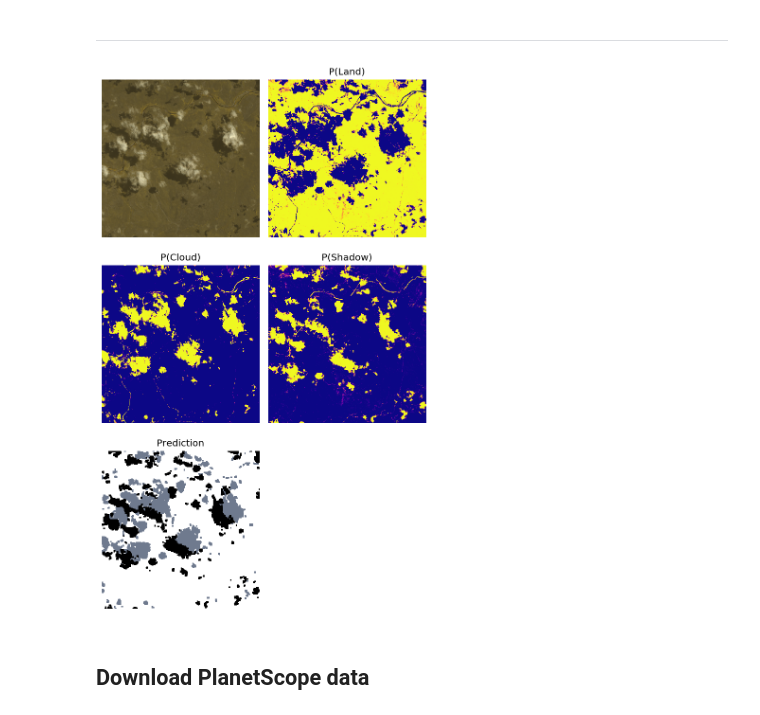
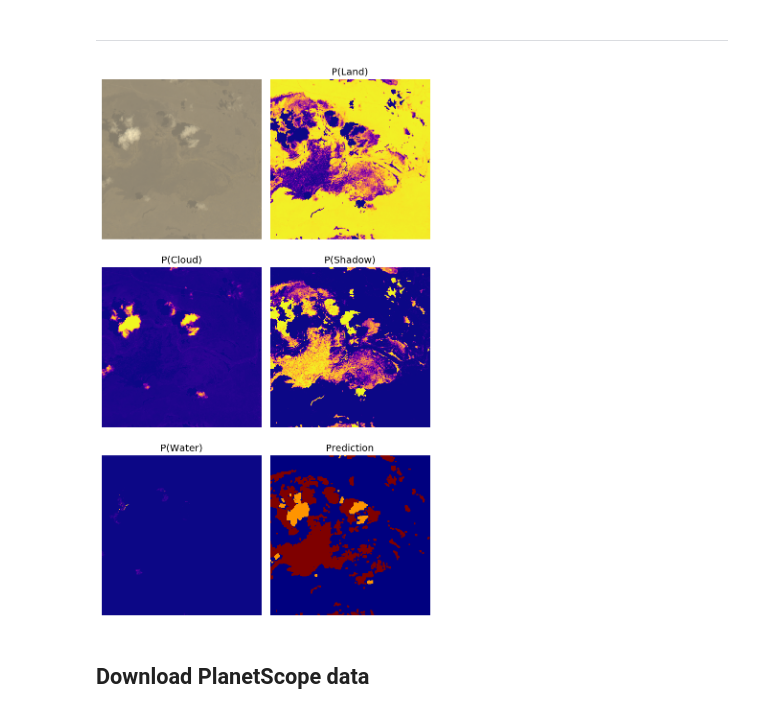
Before and after one commit to jgrss/geowombat, a Jupyter notebook: notebooks/clouds.ipynb, the cells around one changed output. Saved outputs shown, nothing was run; the diff lists cells and outputs as text; code cells hidden in the pictures.

```diff
--- a/notebooks/clouds.ipynb
+++ b/notebooks/clouds.ipynb
@@ -335,14 +355,17 @@ filenames = [rpath_pred.joinpath(fn).as_posix() for fn in list(sorted_names[1])]
 time_names = [datetime.strptime(t, '%Y%m%d') for t in list(sorted_names[0])]
 # %%
 s = 512
+t = 8
+x = 369815.045
+y = 7824527.346
 
 with gw.config.update(sensor='s2l7'):
 
-    with gw.open(filenames[:15],
-                 time_names=time_names[:15],
+    with gw.open(filenames[:t],
+                 time_names=time_names[:t],
                  chunks=512,
                  num_threads=8) as ds:
 
-        dss = gw.subset(ds, left=410713.999, top=7867075.739, rows=s, cols=s)
-        print(dss)
+        dss = gw.subset(ds, left=x, top=y, rows=s, cols=s)
+
         test = dss.astype('float64').data.compute()
@@ -367 +372,5 @@ Attributes:
+# %%
+model = CloudClassifier()
+model.from_file('/scratch/rsc4/graesser/temp/clouds.model')
+pred = model.predict_probas(test, 's2l7')
 # %%
@@ -377,8 +387,8 @@ features = time_to_crffeas(features,
 # features = [tlayer.transpose(1, 2, 0).reshape(nrows*ncols, nbands) for tlayer in test]
 # features = [array_to_dict(*[features[j][i] for j in range(0, ntime)]) for i in range(0, nrows*ncols)]
 # %%
-pred = pred_to_labels(model.predict_marginals(features))
-pred = pred.transpose(1, 2, 0).reshape(ntime, pred.shape[2], nrows, ncols)
+# pred = pred_to_labels(model.predict_marginals(features))
+# pred = pred.transpose(1, 2, 0).reshape(ntime, pred.shape[2], nrows, ncols)
 # %%
 pred.shape
 # %% [output]
@@ -390,7 +400,7 @@ fig, axes = plt.subplots(3, 2, dpi=120, figsize=(6, 10))
 
 pthresh = 0.7
 
-tplot = -2
+tplot = 2
 cplot = 4
 
 classes = ['l', 'u', 'w', 'c', 's']
@@ -404,45 +414,46 @@ rgb = rgb[..., ::-1]
 rgb /= rgb.max()
 
 axes[0][0].imshow(rgb)
 axes[0][0].axis('off')
 
 # Time n, predicted probabilities for class k
-axes[0][1].imshow(pred[tplot][0], vmin=0, vmax=1, cmap='plasma')
+axes[0][1].imshow(pred[tplot][classes.index('l')], vmin=0, vmax=1, cmap='plasma')
 axes[0][1].set_title('P(Land)')
 axes[0][1].axis('off')
 
-axes[1][0].imshow(pred[tplot][3], vmin=0, vmax=1, cmap='plasma')
+axes[1][0].imshow(pred[tplot][classes.index('c')], vmin=0, vmax=1, cmap='plasma')
 axes[1][0].set_title('P(Cloud)')
 axes[1][0].axis('off')
 
-axes[1][1].imshow(pred[tplot][4], vmin=0, vmax=1, cmap='plasma')
+axes[1][1].imshow(pred[tplot][classes.index('s')], vmin=0, vmax=1, cmap='plasma')
 axes[1][1].set_title('P(Shadow)')
 axes[1][1].axis('off')
 
-amax = pred[tplot].argmax(axis=0)
+axes[2][0].imshow(pred[tplot][classes.index('w')], vmin=0, vmax=1, cmap='plasma')
+axes[2][0].set_title('P(Water)')
+axes[2][0].axis('off')
 
-pred_int = np.where((amax == classes.index('c')) & (pred[tplot][classes.index('c')] > pthresh), 1,
-                    np.where((amax == classes.index('s')) & (pred[tplot][classes.index('s')] > pthresh), 2, 0))
+pred_int = pred[tplot].argmax(axis=0) + 1
+
+# pred_int = np.where((amax == classes.index('c')) & (pred[tplot][classes.index('c')] > pthresh), 1,
+#                     np.where((amax == classes.index('s')) & (pred[tplot][classes.index('s')] > pthresh), 2, 0))
 
 kernel_cross = np.array([[0, 1, 0], [1, 1, 1], [0, 1, 0]], dtype='uint8')
 kernel_square = np.array([[1, 1, 1], [1, 1, 1], [1, 1, 1]], dtype='uint8')
 # pred_int = cv2.morphologyEx(np.uint8(pred_int), cv2.MORPH_OPEN, kernel)
 # pred_int = cv2.dilate(np.uint8(pred_int), kernel, iterations=2)
 pred_int = cv2.erode(np.uint8(pred_int), kernel_square, iterations=1)
 pred_int = cv2.dilate(np.uint8(pred_int), kernel_square, iterations=2)
 
-axes[2][0].imshow(pred_int, vmin=0, vmax=2, cmap='bone_r')
-
-axes[2][0].set_title('Prediction')
-axes[2][0].axis('off')
-
+axes[2][1].imshow(pred_int, vmin=1, vmax=5, cmap='jet')
+axes[2][1].set_title('Prediction')
 axes[2][1].axis('off')
 
 plt.tight_layout()
 
 plt.show()
 # %% [output]
-[figure, old version]
+[figure, new version]
 # %% [markdown]
 ## Download PlanetScope data
 # %%
```
Also changed, not shown: parts of 16 cells of this notebook, 6 other files.
